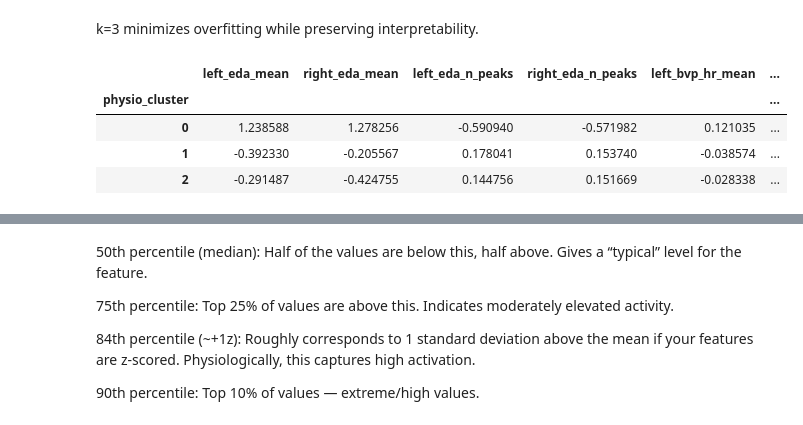
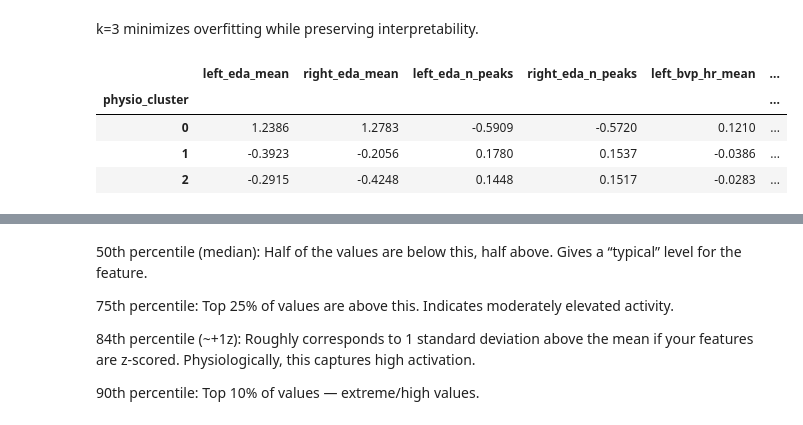
Before and after one commit to Kavisha-29-R/BME_DATA_SCIENCE_CAPSTONE_PROJECT, a Jupyter notebook: Notebooks/2_Modelling.ipynb, the cells around one changed output, grey strips where cells are left out. Cells and saved outputs as stored; diff of their text form; code cells hidden in the pictures.

```diff
--- a/Notebooks/2_Modelling.ipynb
+++ b/Notebooks/2_Modelling.ipynb
@@ -354,17 +354,18 @@ k=3 minimizes overfitting while preserving interpretability.
 # %%
 cluster_profiles = (
     df_cluster
     .groupby('physio_cluster')[cluster_features]
     .mean()
+    .round(4)
 )
 
 cluster_profiles
 # %% [output]
 |  | left_eda_mean | right_eda_mean | left_eda_n_peaks | right_eda_n_peaks | left_bvp_hr_mean | ... |
 | physio_cluster |  |  |  |  |  | ... |
-| 0 | 1.238588 | 1.278256 | -0.590940 | -0.571982 | 0.121035 | ... |
-| 1 | -0.392330 | -0.205567 | 0.178041 | 0.153740 | -0.038574 | ... |
-| 2 | -0.291487 | -0.424755 | 0.144756 | 0.151669 | -0.028338 | ... |
+| 0 | 1.2386 | 1.2783 | -0.5909 | -0.5720 | 0.1210 | ... |
+| 1 | -0.3923 | -0.2056 | 0.1780 | 0.1537 | -0.0386 | ... |
+| 2 | -0.2915 | -0.4248 | 0.1448 | 0.1517 | -0.0283 | ... |
 # %%
 threshold_summary = {}
 
```
Also changed, not shown: 1 other file.
